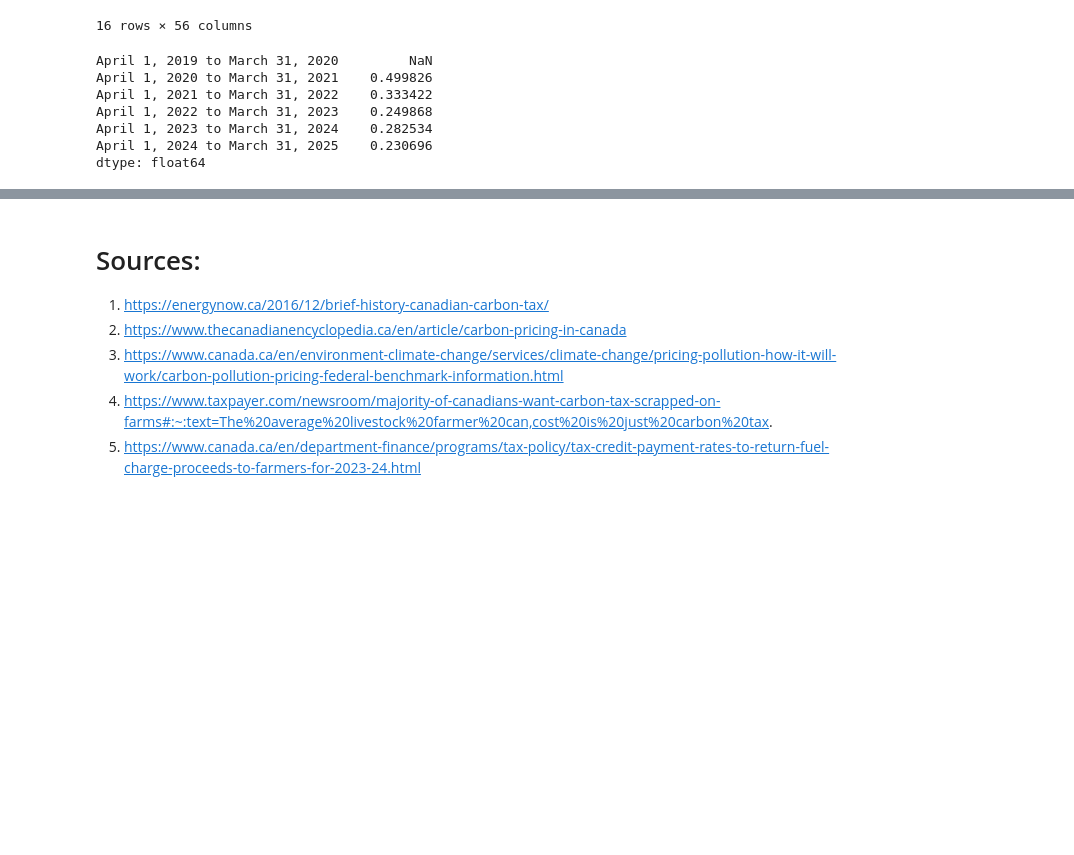
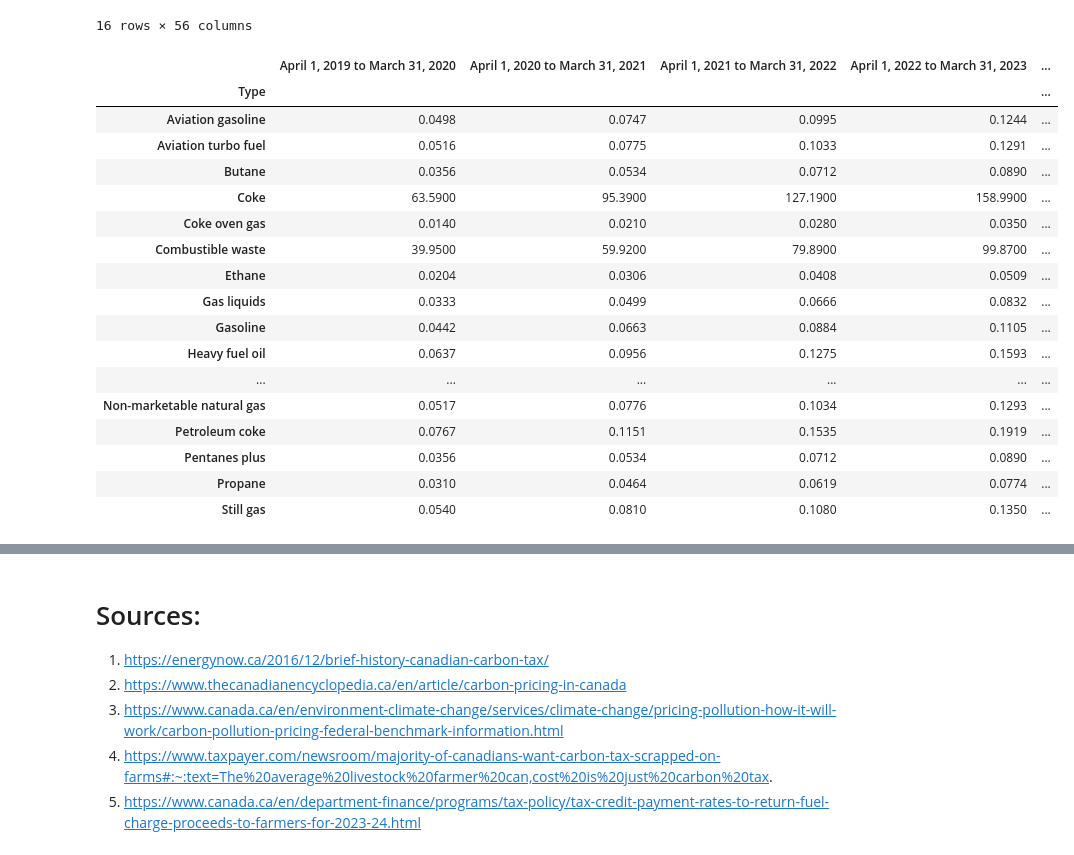
Before and after one commit to Matthew-S-Chiasson/CS2545-Analytics-on-the-price-of-Groceries-due-to-the-Carbon-Tax, a Jupyter notebook: Carbon_Tax_Data_Observations.ipynb, the cells around one changed output, grey strips where cells are left out. Cells and saved outputs as stored; diff of their text form; code cells hidden in the pictures; blank space fills up the shorter version.

```diff
--- a/Carbon_Tax_Data_Observations.ipynb
+++ b/Carbon_Tax_Data_Observations.ipynb
@@ -139,17 +143,25 @@ ppi
 # %%
 carbon_tax = pd.read_csv("Sources\Carbon tax rates.csv")
 carbon_tax = carbon_tax.dropna()
 carbon_tax = carbon_tax.set_index('Type')
 carbon_tax = carbon_tax.drop(['Unit'], axis=1)
-carbon_tax = carbon_tax.pct_change(axis=1, periods=1)
-carbon_tax.multiply(100)
-ct_pct = carbon_tax.mean(axis=0)
-ct_pct
+carbon_tax
 # %% [output]
-April 1, 2019 to March 31, 2020         NaN
-April 1, 2020 to March 31, 2021    0.499826
-April 1, 2021 to March 31, 2022    0.333422
-April 1, 2022 to March 31, 2023    0.249868
-April 1, 2023 to March 31, 2024    0.282534
-April 1, 2024 to March 31, 2025    0.230696
-dtype: float64
+|  | April 1, 2019 to March 31, 2020 | April 1, 2020 to March 31, 2021 | April 1, 2021 to March 31, 2022 | April 1, 2022 to March 31, 2023 | ... |
+| Type |  |  |  |  | ... |
+| Aviation gasoline | 0.0498 | 0.0747 | 0.0995 | 0.1244 | ... |
+| Aviation turbo fuel | 0.0516 | 0.0775 | 0.1033 | 0.1291 | ... |
+| Butane | 0.0356 | 0.0534 | 0.0712 | 0.0890 | ... |
+| Coke | 63.5900 | 95.3900 | 127.1900 | 158.9900 | ... |
+| Coke oven gas | 0.0140 | 0.0210 | 0.0280 | 0.0350 | ... |
+| Combustible waste | 39.9500 | 59.9200 | 79.8900 | 99.8700 | ... |
+| Ethane | 0.0204 | 0.0306 | 0.0408 | 0.0509 | ... |
+| Gas liquids | 0.0333 | 0.0499 | 0.0666 | 0.0832 | ... |
+| Gasoline | 0.0442 | 0.0663 | 0.0884 | 0.1105 | ... |
+| Heavy fuel oil | 0.0637 | 0.0956 | 0.1275 | 0.1593 | ... |
+| ... | ... | ... | ... | ... | ... |
+| Non-marketable natural gas | 0.0517 | 0.0776 | 0.1034 | 0.1293 | ... |
+| Petroleum coke | 0.0767 | 0.1151 | 0.1535 | 0.1919 | ... |
+| Pentanes plus | 0.0356 | 0.0534 | 0.0712 | 0.0890 | ... |
+| Propane | 0.0310 | 0.0464 | 0.0619 | 0.0774 | ... |
+| Still gas | 0.0540 | 0.0810 | 0.1080 | 0.1350 | ... |
```
Also changed, not shown: parts of 3 cells of this notebook.
